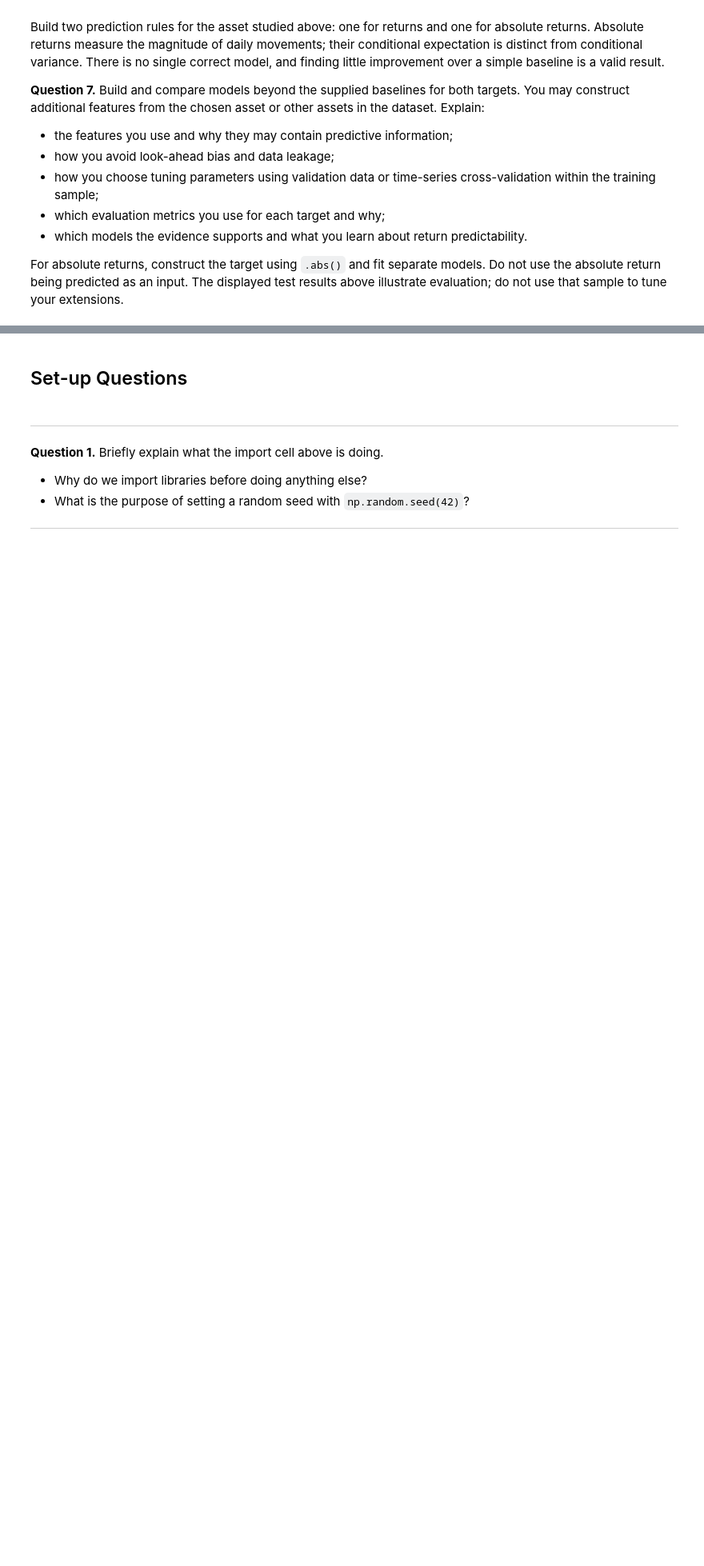
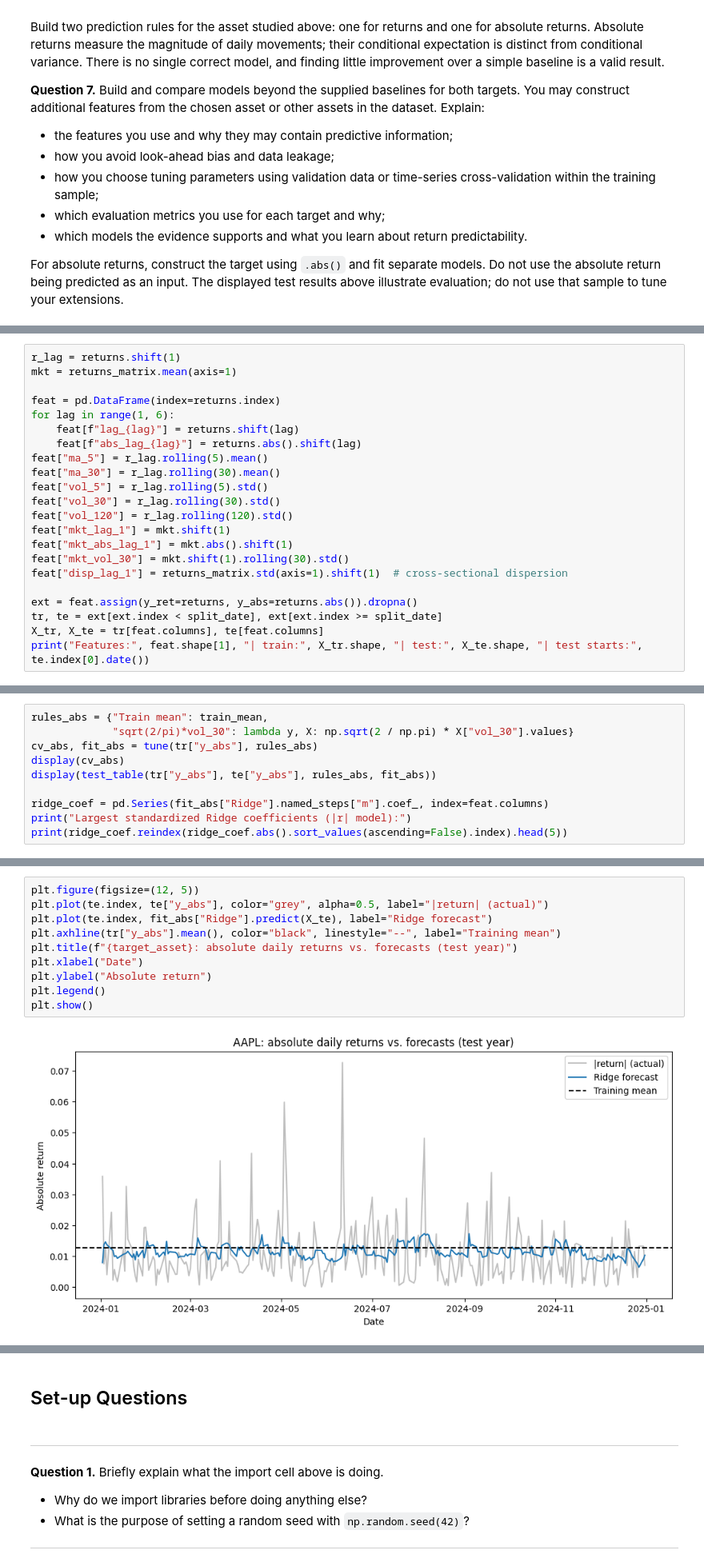
Before and after one commit to KEDES1998/ML_in_Econ, a Jupyter notebook: HW1/ML_Econ_2026_Problem_Set_1.ipynb, the cells around one changed output, grey strips where cells are left out. Shown at 80% size. Saved outputs shown, nothing was run; the diff lists cells and outputs as text; blank space fills up the shorter version.

```diff
--- a/HW1/ML_Econ_2026_Problem_Set_1.ipynb
+++ b/HW1/ML_Econ_2026_Problem_Set_1.ipynb
@@ -293,0 +458,22 @@ For absolute returns, construct the target using `.abs()` and fit separate model
+# %%
+r_lag = returns.shift(1)
+mkt = returns_matrix.mean(axis=1)
+
+feat = pd.DataFrame(index=returns.index)
+for lag in range(1, 6):
+    feat[f"lag_{lag}"] = returns.shift(lag)
+    feat[f"abs_lag_{lag}"] = returns.abs().shift(lag)
+feat["ma_5"] = r_lag.rolling(5).mean()
+feat["ma_30"] = r_lag.rolling(30).mean()
+feat["vol_5"] = r_lag.rolling(5).std()
+feat["vol_30"] = r_lag.rolling(30).std()
+feat["vol_120"] = r_lag.rolling(120).std()
+feat["mkt_lag_1"] = mkt.shift(1)
+feat["mkt_abs_lag_1"] = mkt.abs().shift(1)
+feat["mkt_vol_30"] = mkt.shift(1).rolling(30).std()
+feat["disp_lag_1"] = returns_matrix.std(axis=1).shift(1)  # cross-sectional dispersion
+
+ext = feat.assign(y_ret=returns, y_abs=returns.abs()).dropna()
+tr, te = ext[ext.index < split_date], ext[ext.index >= split_date]
+X_tr, X_te = tr[feat.columns], te[feat.columns]
+print("Features:", feat.shape[1], "| train:", X_tr.shape, "| test:", X_te.shape, "| test starts:", te.index[0].date())
@@ -293,0 +554,10 @@ For absolute returns, construct the target using `.abs()` and fit separate model
+# %%
+rules_abs = {"Train mean": train_mean,
+             "sqrt(2/pi)*vol_30": lambda y, X: np.sqrt(2 / np.pi) * X["vol_30"].values}
+cv_abs, fit_abs = tune(tr["y_abs"], rules_abs)
+display(cv_abs)
+display(test_table(tr["y_abs"], te["y_abs"], rules_abs, fit_abs))
+
+ridge_coef = pd.Series(fit_abs["Ridge"].named_steps["m"].coef_, index=feat.columns)
+print("Largest standardized Ridge coefficients (|r| model):")
+print(ridge_coef.reindex(ridge_coef.abs().sort_values(ascending=False).index).head(5))
@@ -294,3 +589,15 @@ For absolute returns, construct the target using `.abs()` and fit separate model
+# %%
+plt.figure(figsize=(12, 5))
+plt.plot(te.index, te["y_abs"], color="grey", alpha=0.5, label="|return| (actual)")
+plt.plot(te.index, fit_abs["Ridge"].predict(X_te), label="Ridge forecast")
+plt.axhline(tr["y_abs"].mean(), color="black", linestyle="--", label="Training mean")
+plt.title(f"{target_asset}: absolute daily returns vs. forecasts (test year)")
+plt.xlabel("Date")
+plt.ylabel("Absolute return")
+plt.legend()
+plt.show()
+# %% [output]
+[figure, added]
 # %% [markdown]
 ## Part 2. Predicting Household Purchase Decisions
 
```
Also changed, not shown: parts of 115 cells of this notebook, 1 other file.
